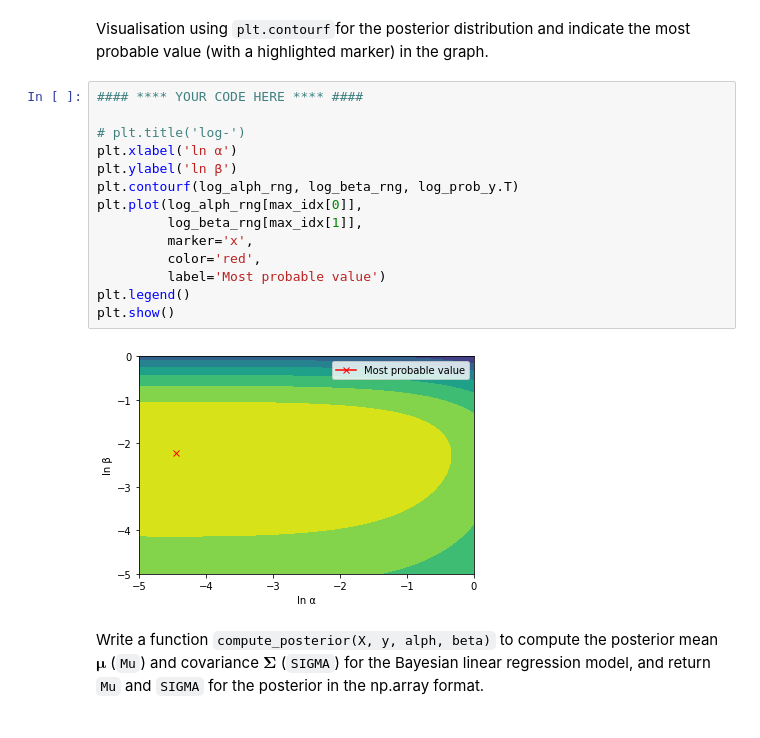
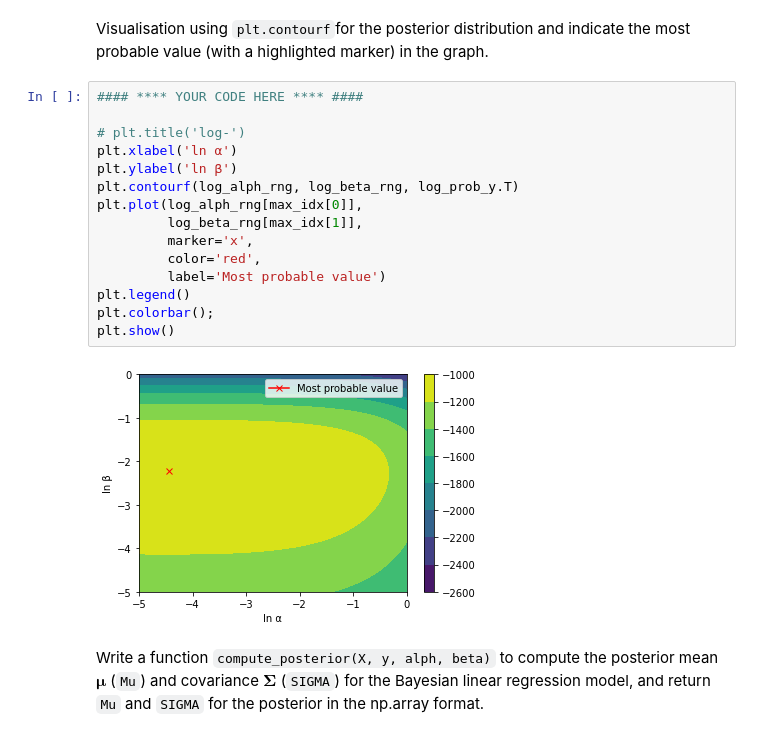
Before and after one commit to sskyau/energy-efficiency-bayesian-hmc-vi-gp, a Jupyter notebook: BML_Final_Project.ipynb, the cells around one changed output. Drawn from its saved outputs; the diff is of its cells as text.

Commit message:
trying to plot vi contours

```diff
--- a/BML_Final_Project.ipynb
+++ b/BML_Final_Project.ipynb
@@ -423,19 +423,20 @@ Visualisation using `plt.contourf`for the posterior distribution and indicate th
 # %%
 #### **** YOUR CODE HERE **** ####
 
 # plt.title('log-')
 plt.xlabel('ln α')
 plt.ylabel('ln β')
 plt.contourf(log_alph_rng, log_beta_rng, log_prob_y.T)
 plt.plot(log_alph_rng[max_idx[0]],
          log_beta_rng[max_idx[1]],
          marker='x',
          color='red',
          label='Most probable value')
 plt.legend()
+plt.colorbar();
 plt.show()
 # %% [output]
-[figure, old version]
+[figure, new version]
 # %% [markdown]
 Write a function `compute_posterior(X, y, alph, beta)`  to compute the posterior mean $\mathbf{\mu}$ (`Mu`) and covariance $\mathbf{\Sigma}$ (`SIGMA`) for the Bayesian linear regression model, and return `Mu` and `SIGMA` for the posterior in the np.array format.
 # %% [markdown]
```
Also changed, not shown: parts of 3 cells of this notebook.
